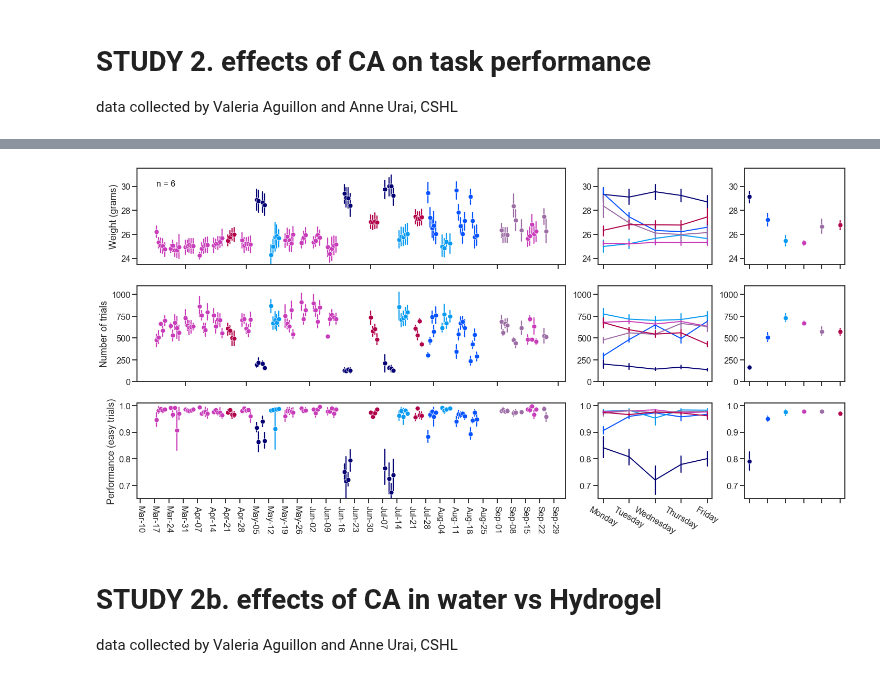
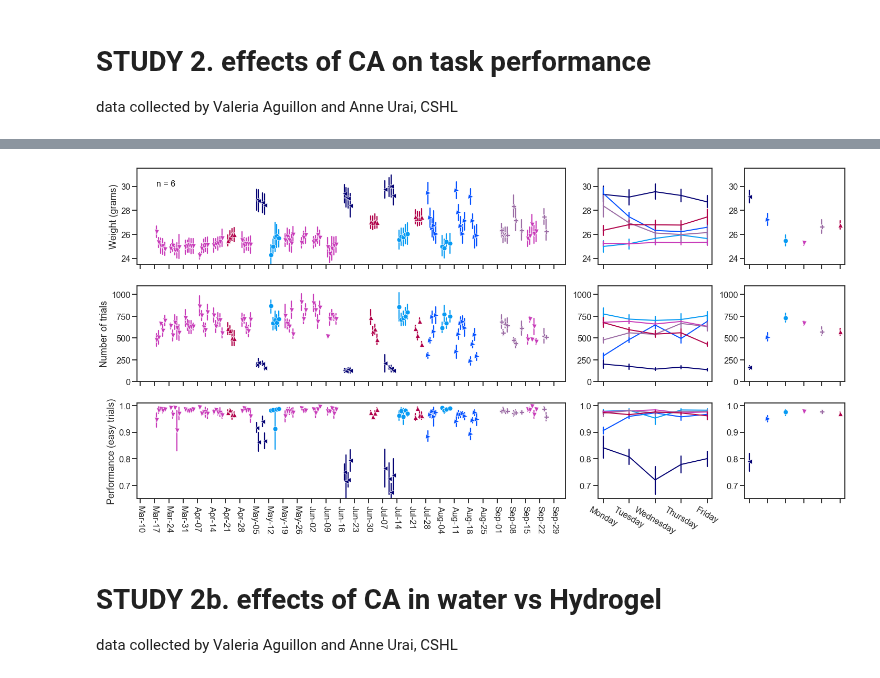
Before and after one commit to int-brain-lab/analysis, a Jupyter notebook: citricacid/citricacid_sfn_2019.ipynb, the cells around one changed output, grey strips where cells are left out. Cells and saved outputs as stored; diff of their text form; code cells hidden in the pictures.

Commit message:
added markers to different ca conditions

```diff
--- a/citricacid/citricacid_sfn_2019.ipynb
+++ b/citricacid/citricacid_sfn_2019.ipynb
@@ -253,6 +253,7 @@ df['condition'] = df.week_number.map(condition_map)
 condition_order = ["WW", "W", "O", "C", "H", "CC"]
 palette = sns.xkcd_palette(['deep blue', 'electric blue', 'azure', 'purpley pink', 'dark lilac', 'raspberry'])
 df.describe()
+marker_mapping = {'WW':'<', 'W':'>', 'O':'o', 'C':'v', 'H':'P', 'CC':'^'}
 # %% [output]
 *subject_uuid  subject_nickna sex
 +------------+ +------------+ +-----+
@@ -297,20 +289,22 @@ ylims_weight = [23.5, 31.5]
 ylims_ntrials = [0, 1100]
 ylims_performance = [0.65, 1.01]
 
-sns.lineplot(x="session_date", y="avg_weight", err_style='bars', ci=68, hue="condition", marker='o',
+sns.lineplot(x="session_date", y="avg_weight", err_style='bars', ci=68, hue="condition", style='condition', markers=marker_mapping,
              linewidth=0, data=df, ax=ax[0,0], legend=False, hue_order=condition_order, palette=palette)
 ax[0,0].set(ylabel="Weight (grams)", ylim=ylims_weight, xlabel="")
 ax[0,0].tick_params(labelbottom=False)
 ax[0,0].text(df.session_date.min(), 30, 'n = 6', {'color':'k', 'fontsize':16})
-sns.lineplot(x="session_date", y="n_trials", err_style='bars', ci=68, hue="condition", marker='o',
+sns.lineplot(x="session_date", y="n_trials", err_style='bars', ci=68, hue="condition", style='condition', markers=marker_mapping,
              linewidth=0, data=df, ax=ax[1,0], legend=False, hue_order=condition_order, palette=palette)
 ax[1,0].set(ylabel="Number of trials", xlabel="", ylim=ylims_ntrials)
 ax[1,0].tick_params(labelbottom=False)
-sns.lineplot(x="session_date", y="performance_easy", err_style='bars', ci=68, hue="condition", marker='o',
+sns.lineplot(x="session_date", y="performance_easy", err_style='bars', ci=68, hue="condition",style='condition', markers=marker_mapping,
              linewidth=0, data=df, ax=ax[2,0], legend=False, hue_order=condition_order, palette=palette)
 ax[2,0].set(ylabel="Performance (easy trials)", xlabel="", ylim=ylims_performance)
 
 # set grid to show Mondays
+fix_date_axis(ax[0,0])
+fix_date_axis(ax[1,0])
 fix_date_axis(ax[2,0])
 
 ## SECOND COLUMN
@@ -324,37 +318,40 @@ ax[1,1].set(ylabel="", ylim=ylims_ntrials, xlabel="")
 ax[1,1].tick_params(labelbottom=False)
 sns.lineplot(x="weekday", y="performance_easy", err_style='bars', ci=68, hue="condition",
              linewidth=2, data=df, ax=ax[2,1], legend=False, hue_order=condition_order, palette=palette)
 ax[2,1].set(ylabel="", xticks=[0,1,2,3,4],
           xticklabels=['Monday', 'Tuesday', 'Wednesday', 'Thursday', 'Friday'], xlabel="", ylim=ylims_performance)
 
 for item in ax[2,1].get_xticklabels():
     item.set_rotation(-30)
 
 ## Third columns
 
-sns.lineplot(x="condition", y="avg_weight", err_style='bars', marker='o', ci=95, linewidth=2, hue_order=condition_order, palette=palette, hue="condition", data=df, ax=ax[0,2])
+sns.lineplot(x="condition", y="avg_weight", err_style='bars', style='condition', markers=marker_mapping,
+             ci=95, linewidth=2, hue_order=condition_order, palette=palette, hue="condition", data=df, ax=ax[0,2])
 #sns.boxplot(x="condition", y="avg_weight", order=condition_order,data=df, fliersize=0, ax=ax[0,2], boxprops={'facecolor':'None'}, width=.3)
 ax[0,2].set(ylabel="", xlabel="", ylim=ylims_weight)
 ax[0,2].get_legend().remove()
 ax[0,2].tick_params(labelbottom=False)
 
-sns.lineplot(x="condition", y="n_trials", err_style='bars',marker='o', ci=95, linewidth=2, hue_order=condition_order, palette=palette, hue="condition", data=df, ax=ax[1,2])
+sns.lineplot(x="condition", y="n_trials", err_style='bars', style='condition', markers=marker_mapping,
+             ci=95, linewidth=2, hue_order=condition_order, palette=palette, hue="condition", data=df, ax=ax[1,2])
 #sns.boxplot(x="condition", y="n_trials", order=condition_order, data=df, fliersize=0, ax=ax[1,2], boxprops={'facecolor':'None'}, width=.3)
 ax[1,2].set(ylabel="", xlabel="", ylim=ylims_ntrials)
 ax[1,2].get_legend().remove()
 ax[1,2].tick_params(labelbottom=False)
-sns.lineplot(x="condition", y="performance_easy", err_style='bars', marker='o', ci=95, linewidth=2, hue_order=condition_order, palette=palette, hue="condition", data=df, ax=ax[2,2])
+sns.lineplot(x="condition", y="performance_easy", err_style='bars', style='condition', markers=marker_mapping,
+             ci=95, linewidth=2, hue_order=condition_order, palette=palette, hue="condition", data=df, ax=ax[2,2])
 #sns.lineplot(x="condition", y="performance_easy", order=condition_order, data=df, fliersize=0, ax=ax[2,2], boxprops={'facecolor':'None'}, width=.3)
 ax[2,2].set(ylabel="", xlabel="", ylim=ylims_performance)
 ax[2,2].get_legend().remove()
 ax[2,2].tick_params(labelbottom=False)
 
 # SAVE
 f.tight_layout()
 f.savefig(os.path.join(figpath, "citricacid_study2.pdf"))
 f.savefig(os.path.join(figpath, "citricacid_study2.png"), dpi=300)
 # %% [output]
-[figure, old version]
+[figure, new version]
 # %% [markdown]
 # STUDY 2b. effects of CA in water vs Hydrogel
 data collected by Valeria Aguillon and Anne Urai, CSHL
```
Also changed, not shown: parts of 2 cells of this notebook.
